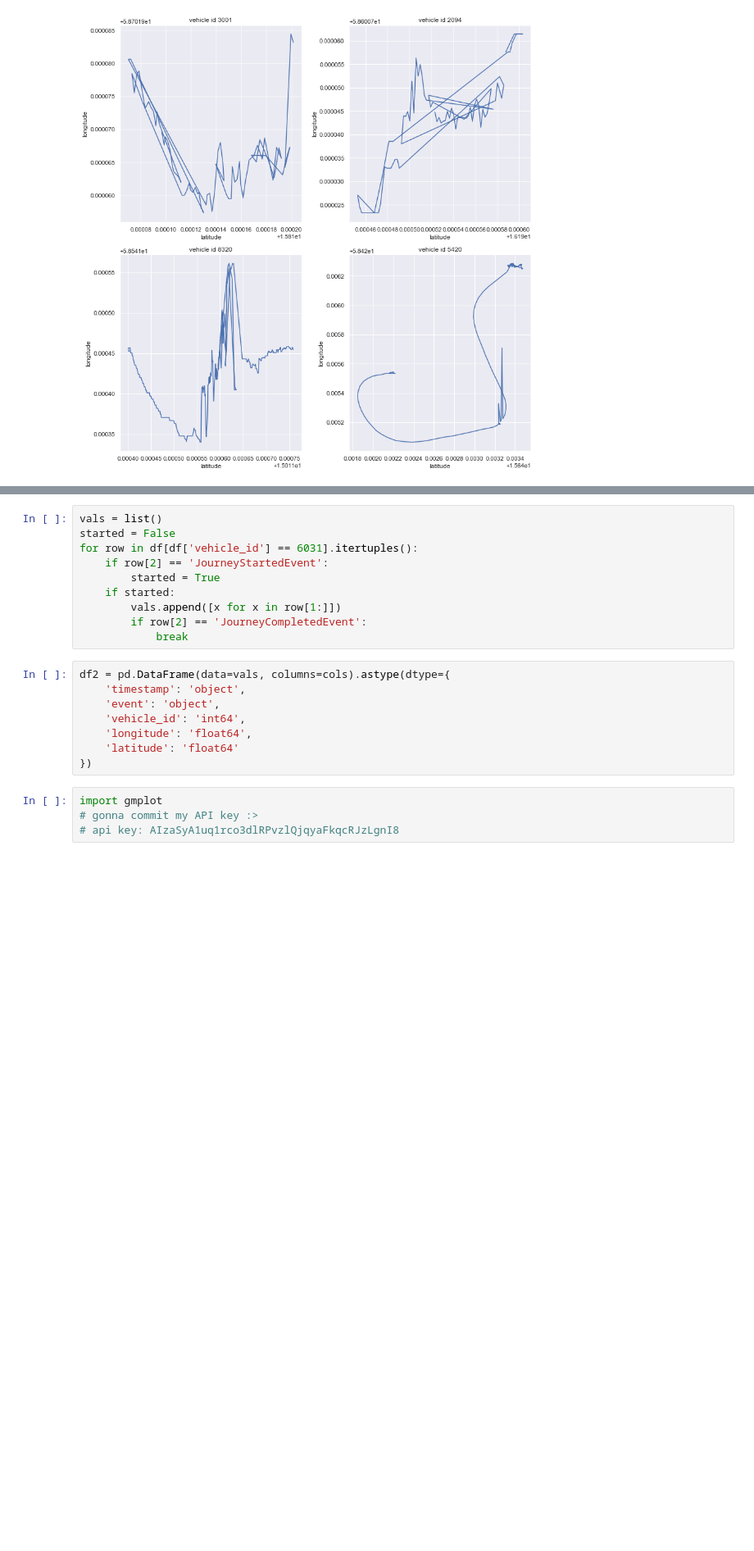
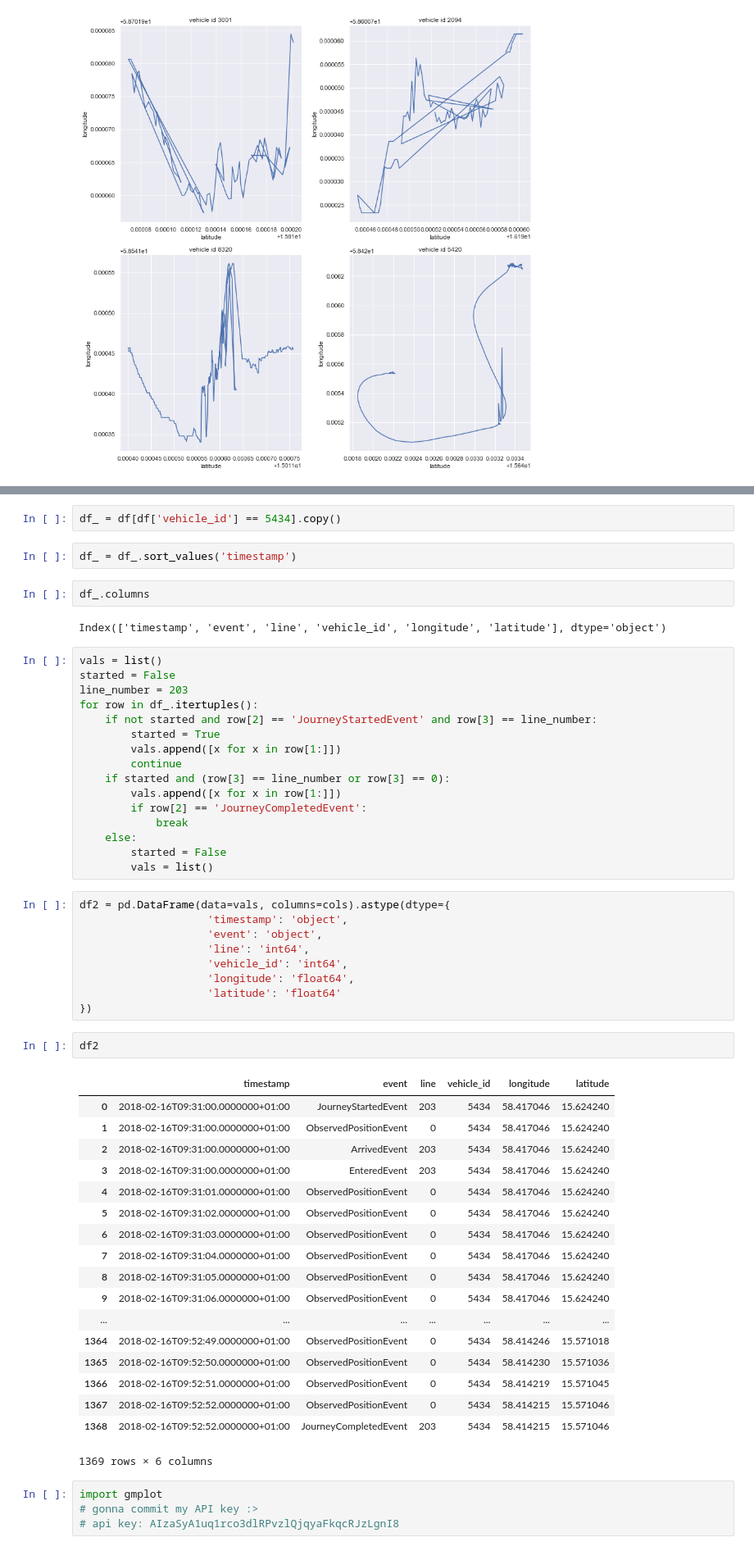
Before and after one commit to M20190649/TDDE19-bus-arrival-time, a Jupyter notebook: log_parsing.ipynb, the cells around one changed output, grey strips where cells are left out. Shown at 82% size. Cells and saved outputs as stored; diff of their text form; blank space fills up the shorter version.

```diff
--- a/log_parsing.ipynb
+++ b/log_parsing.ipynb
@@ -249,21 +203,57 @@ All the three that had a JourneyStartedEvent at least had a JourneyCompletedEven
+# %%
+df_ = df[df['vehicle_id'] == 5434].copy()
+# %%
+df_ = df_.sort_values('timestamp')
+# %%
+df_.columns
+# %% [output]
+Index(['timestamp', 'event', 'line', 'vehicle_id', 'longitude', 'latitude'], dtype='object')
 # %%
 vals = list()
 started = False
-for row in df[df['vehicle_id'] == 6031].itertuples():
-    if row[2] == 'JourneyStartedEvent':
+line_number = 203
+for row in df_.itertuples():
+    if not started and row[2] == 'JourneyStartedEvent' and row[3] == line_number:
         started = True
-    if started:
+        vals.append([x for x in row[1:]])
+        continue
+    if started and (row[3] == line_number or row[3] == 0):
         vals.append([x for x in row[1:]])
         if row[2] == 'JourneyCompletedEvent':
             break
+    else:
+        started = False
+        vals = list()
 # %%
 df2 = pd.DataFrame(data=vals, columns=cols).astype(dtype={
-    'timestamp': 'object',
-    'event': 'object',
-    'vehicle_id': 'int64',
-    'longitude': 'float64',
-    'latitude': 'float64'
+                    'timestamp': 'object',
+                    'event': 'object',
+                    'line': 'int64',
+                    'vehicle_id': 'int64',
+                    'longitude': 'float64',
+                    'latitude': 'float64'
 })
+# %%
+df2
+# %% [output]
+|  | timestamp | event | line | vehicle_id | longitude | latitude |
+| 0 | 2018-02-16T09:31:00.0000000+01:00 | JourneyStartedEvent | 203 | 5434 | 58.417046 | 15.624240 |
+| 1 | 2018-02-16T09:31:00.0000000+01:00 | ObservedPositionEvent | 0 | 5434 | 58.417046 | 15.624240 |
+| 2 | 2018-02-16T09:31:00.0000000+01:00 | ArrivedEvent | 203 | 5434 | 58.417046 | 15.624240 |
+| 3 | 2018-02-16T09:31:00.0000000+01:00 | EnteredEvent | 203 | 5434 | 58.417046 | 15.624240 |
+| 4 | 2018-02-16T09:31:01.0000000+01:00 | ObservedPositionEvent | 0 | 5434 | 58.417046 | 15.624240 |
+| 5 | 2018-02-16T09:31:02.0000000+01:00 | ObservedPositionEvent | 0 | 5434 | 58.417046 | 15.624240 |
+| 6 | 2018-02-16T09:31:03.0000000+01:00 | ObservedPositionEvent | 0 | 5434 | 58.417046 | 15.624240 |
+| 7 | 2018-02-16T09:31:04.0000000+01:00 | ObservedPositionEvent | 0 | 5434 | 58.417046 | 15.624240 |
+| 8 | 2018-02-16T09:31:05.0000000+01:00 | ObservedPositionEvent | 0 | 5434 | 58.417046 | 15.624240 |
+| 9 | 2018-02-16T09:31:06.0000000+01:00 | ObservedPositionEvent | 0 | 5434 | 58.417046 | 15.624240 |
+| ... | ... | ... | ... | ... | ... | ... |
+| 1364 | 2018-02-16T09:52:49.0000000+01:00 | ObservedPositionEvent | 0 | 5434 | 58.414246 | 15.571018 |
+| 1365 | 2018-02-16T09:52:50.0000000+01:00 | ObservedPositionEvent | 0 | 5434 | 58.414230 | 15.571036 |
+| 1366 | 2018-02-16T09:52:51.0000000+01:00 | ObservedPositionEvent | 0 | 5434 | 58.414219 | 15.571045 |
+| 1367 | 2018-02-16T09:52:52.0000000+01:00 | ObservedPositionEvent | 0 | 5434 | 58.414215 | 15.571046 |
+| 1368 | 2018-02-16T09:52:52.0000000+01:00 | JourneyCompletedEvent | 203 | 5434 | 58.414215 | 15.571046 |
+1369 rows × 6 columns
 # %%
 import gmplot
 # gonna commit my API key :>
```
Also changed, not shown: parts of 26 cells of this notebook.
